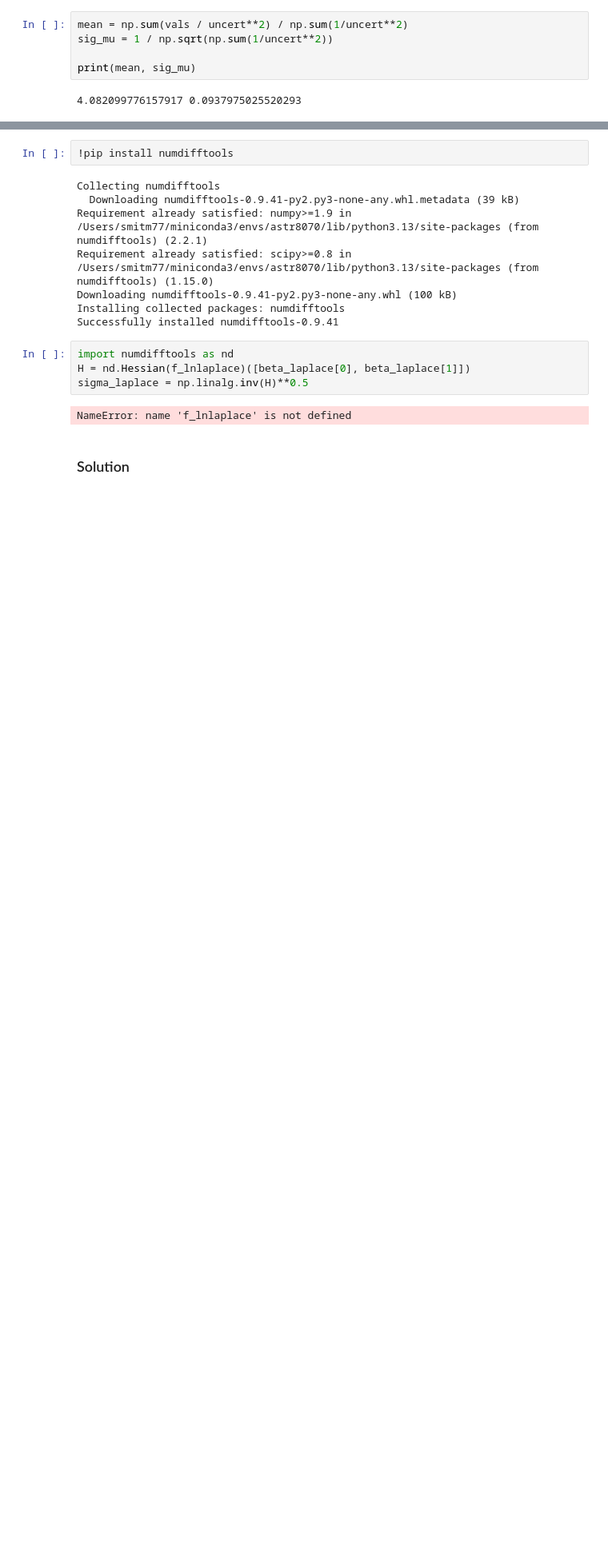
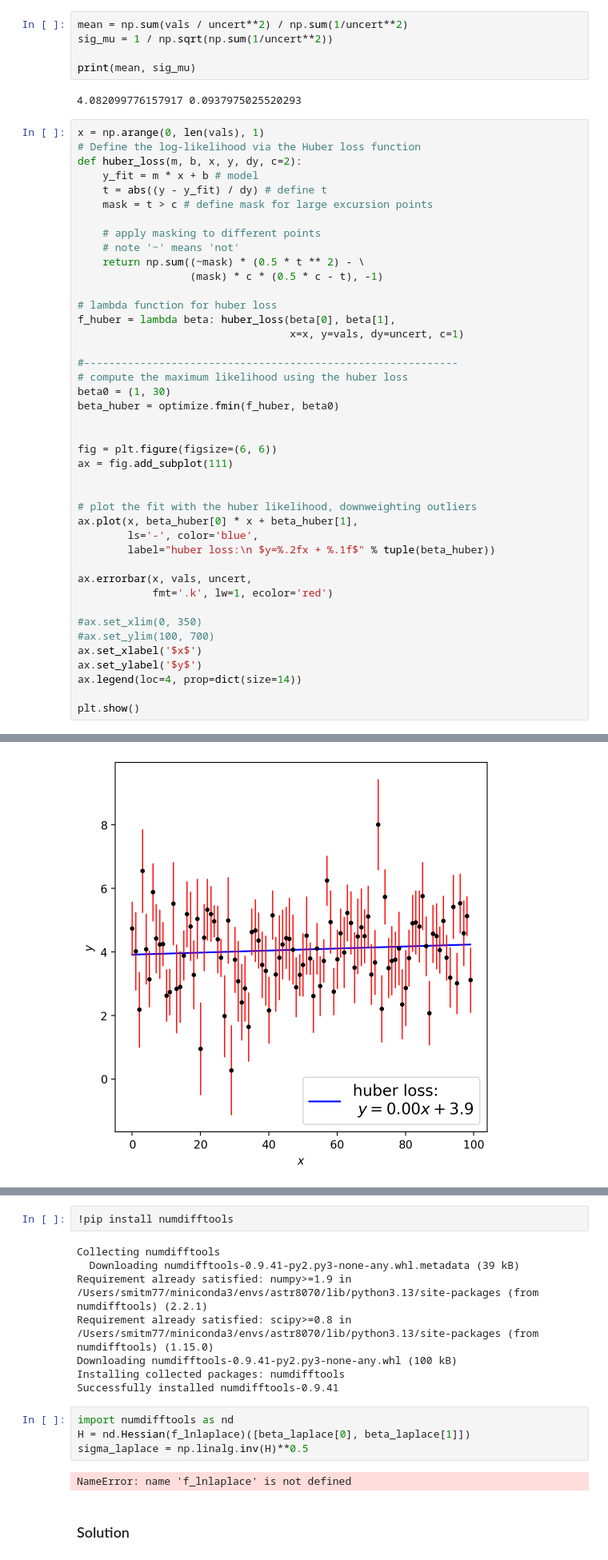
Before and after one commit to VanderbiltAstronomy/astr_8070_s25, a Jupyter notebook: coursework/student_folders/m_rizzosmith/homework/vu_astr8070_s25_hw3_mikerizzosmith.ipynb, the cells around one changed output, grey strips where cells are left out. Shown at 80% size. Saved outputs shown, nothing was run; the diff lists cells and outputs as text; blank space fills up the shorter version.

```diff
--- a/coursework/student_folders/m_rizzosmith/homework/vu_astr8070_s25_hw3_mikerizzosmith.ipynb
+++ b/coursework/student_folders/m_rizzosmith/homework/vu_astr8070_s25_hw3_mikerizzosmith.ipynb
@@ -57,3 +58,46 @@ sig_mu = 1 / np.sqrt(np.sum(1/uncert**2))
 print(mean, sig_mu)
 # %% [output]
 4.082099776157917 0.0937975025520293
+# %%
+x = np.arange(0, len(vals), 1)
+# Define the log-likelihood via the Huber loss function
+def huber_loss(m, b, x, y, dy, c=2):
+    y_fit = m * x + b # model
+    t = abs((y - y_fit) / dy) # define t
+    mask = t > c # define mask for large excursion points
+
+    # apply masking to different points
+    # note '~' means 'not'
+    return np.sum((~mask) * (0.5 * t ** 2) - \
+                  (mask) * c * (0.5 * c - t), -1)
+
+# lambda function for huber loss
+f_huber = lambda beta: huber_loss(beta[0], beta[1],
+                                  x=x, y=vals, dy=uncert, c=1)
+
+#------------------------------------------------------------
+# compute the maximum likelihood using the huber loss
+beta0 = (1, 30)
+beta_huber = optimize.fmin(f_huber, beta0)
+
+
+fig = plt.figure(figsize=(6, 6))
+ax = fig.add_subplot(111)
+
+
+# plot the fit with the huber likelihood, downweighting outliers
+ax.plot(x, beta_huber[0] * x + beta_huber[1],
+        ls='-', color='blue',
+        label="huber loss:\n $y=%.2fx + %.1f$" % tuple(beta_huber))
+
+ax.errorbar(x, vals, uncert,
+            fmt='.k', lw=1, ecolor='red')
+
+#ax.set_xlim(0, 350)
+#ax.set_ylim(100, 700)
+ax.set_xlabel('$x$')
+ax.set_ylabel('$y$')
+ax.legend(loc=4, prop=dict(size=14))
+
+plt.show()
+# %% [output]
@@ -59,0 +108 @@ print(mean, sig_mu)
+[figure, added]
```
Also changed, not shown: parts of 3 cells of this notebook.
